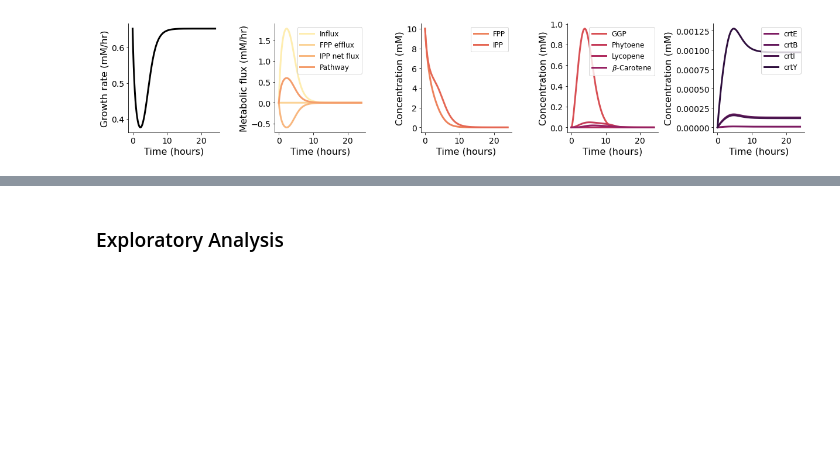
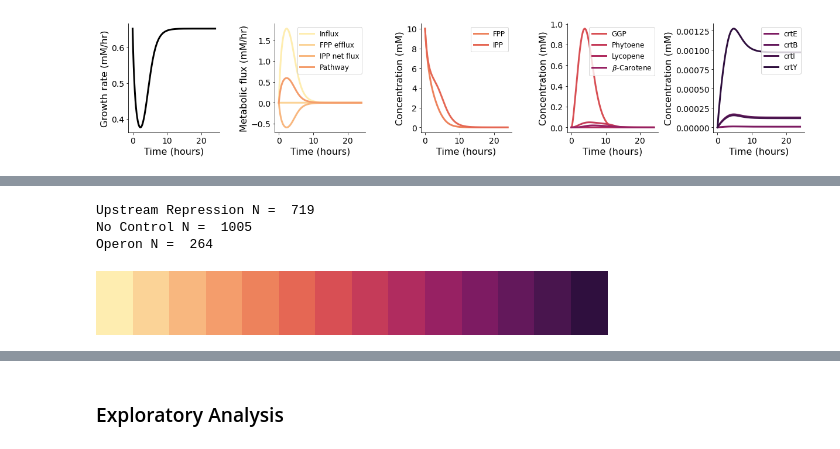
Before and after one commit to cjmerzbacher/joint-simulator, a Jupyter notebook: beta_carotene/bcar_viz.ipynb, the cells around one changed output, grey strips where cells are left out. Cells and saved outputs as stored; diff of their text form; code cells hidden in the pictures; blank space fills up the shorter version.

```diff
--- a/beta_carotene/bcar_viz.ipynb
+++ b/beta_carotene/bcar_viz.ipynb
@@ -144,0 +297,14 @@ fig.savefig("../figs/bcar_samplesim.png", dpi=300)
+# %%
+#Filter for feasibility
+sum_ur_feas = sum_ur.loc[sum_ur.feas == 1].reset_index(drop=True)
+print('Upstream Repression N = ', len(sum_ur_feas))
+
+sum_nc_feas = sum_nc.loc[sum_nc.feas == 1].reset_index(drop=True)
+print('No Control N = ', len(sum_nc_feas))
+
+sum_op_feas = sum_op.loc[sum_op.feas == 1].reset_index(drop=True)
+print('Operon N = ', len(sum_op_feas))
+# %% [output]
+Upstream Repression N =  719
+No Control N =  1005
+Operon N =  264
@@ -144,0 +347,5 @@ fig.savefig("../figs/bcar_samplesim.png", dpi=300)
+# %%
+palette = cmaps.matter.discrete(14).colors
+cmaps.matter.discrete(14)[4][8]
+# %% [output]
+[figure, added]
```
Also changed, not shown: parts of 16 cells of this notebook, 4 other files.
